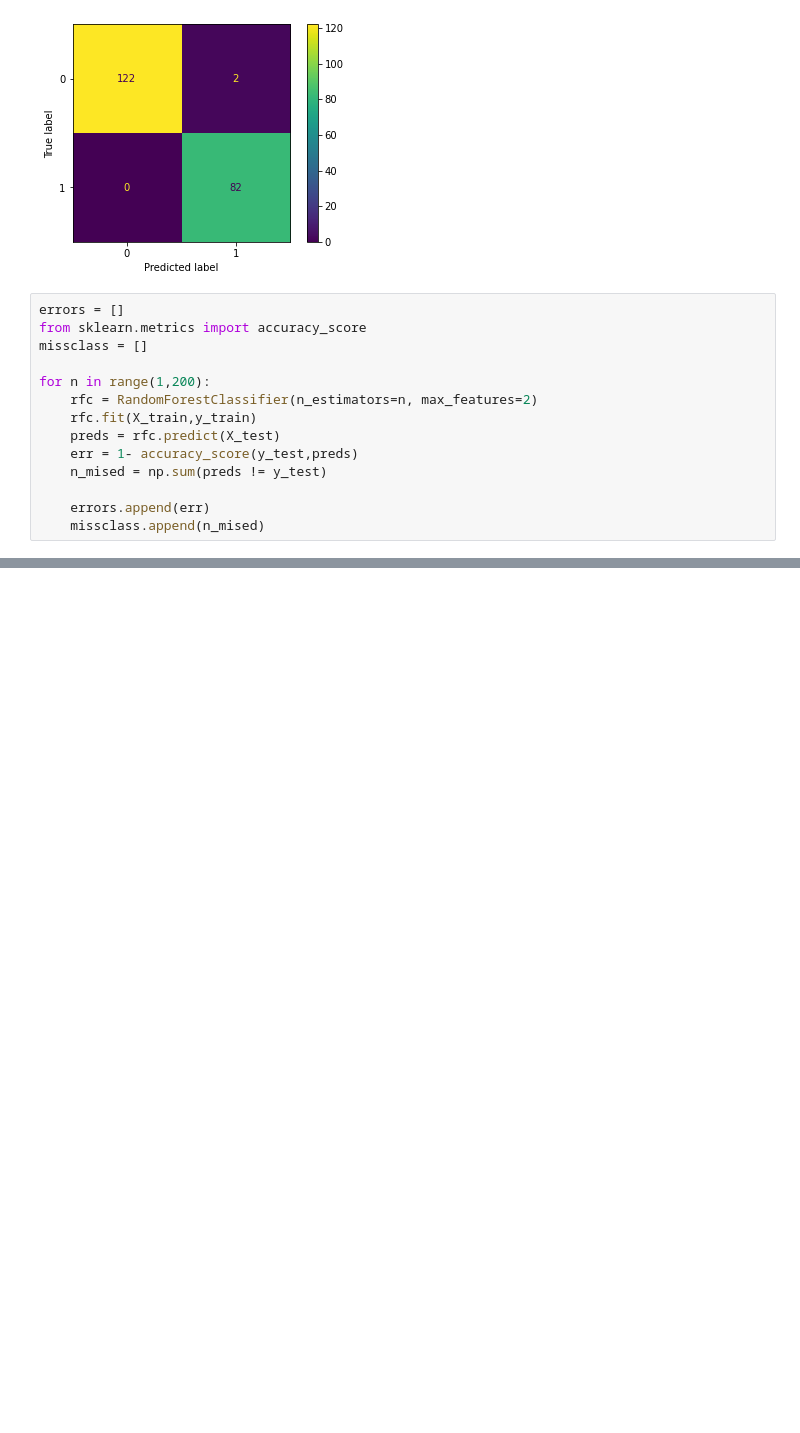
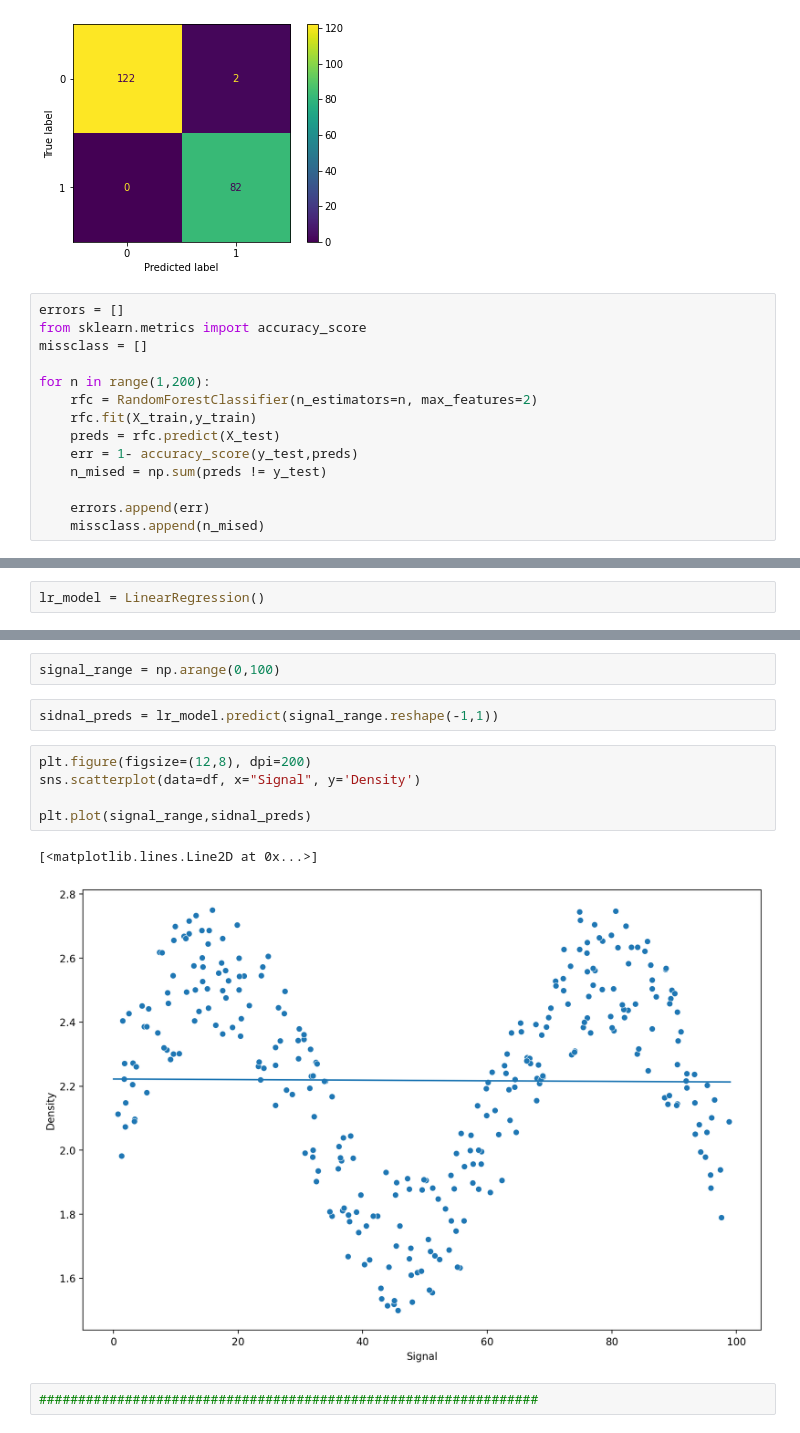
Before and after one commit to pawel9009/ML, a Jupyter notebook: notebooks/Random Forest.ipynb, the cells around one changed output, grey strips where cells are left out. Saved outputs shown, nothing was run; the diff lists cells and outputs as text; blank space fills up the shorter version.

```diff
--- a/notebooks/Random Forest.ipynb
+++ b/notebooks/Random Forest.ipynb
@@ -177,0 +206,2 @@ plt.plot(range(1,200),missclass)
+# %%
+lr_model = LinearRegression()
@@ -177,0 +224,14 @@ plt.plot(range(1,200),missclass)
+# %%
+signal_range = np.arange(0,100)
+# %%
+sidnal_preds = lr_model.predict(signal_range.reshape(-1,1))
+# %%
+plt.figure(figsize=(12,8), dpi=200)
+sns.scatterplot(data=df, x="Signal", y='Density')
+
+plt.plot(signal_range,sidnal_preds)
+# %% [output]
+[<matplotlib.lines.Line2D at 0x...>]
+[figure, added]
+# %%
+################################################################
```
Also changed, not shown: parts of 33 cells of this notebook.
